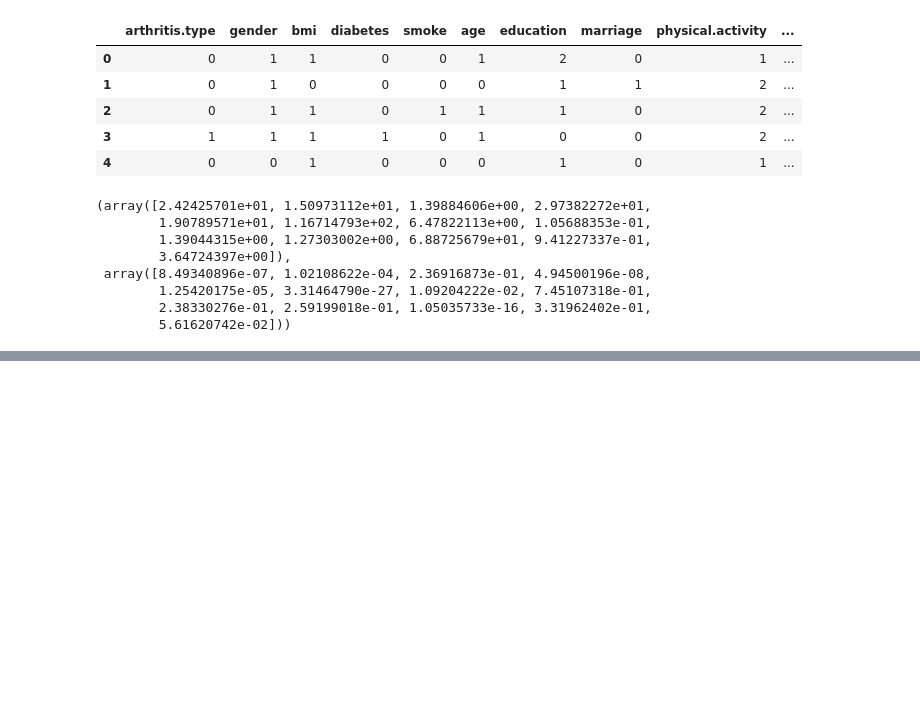
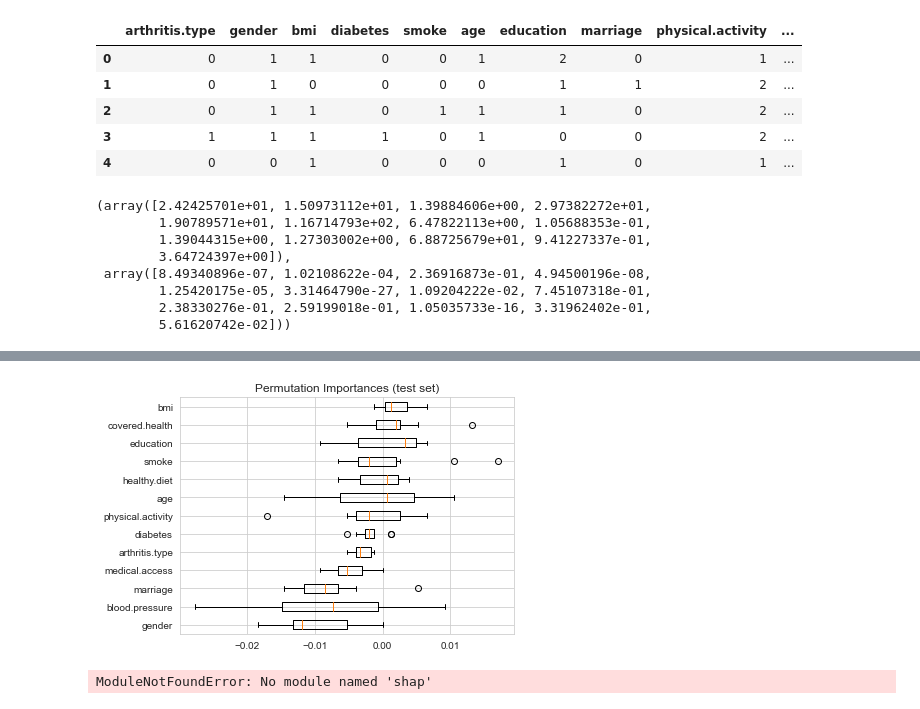
Before and after one commit to Phamster/PropensityScoreMatching, a Jupyter notebook: notebooks/heart_attack_model.ipynb, the cells around one changed output, grey strips where cells are left out. Cells and saved outputs as stored; diff of their text form; code cells hidden in the pictures; blank space fills up the shorter version.

```diff
--- a/notebooks/heart_attack_model.ipynb
+++ b/notebooks/heart_attack_model.ipynb
@@ -288,11 +362,0 @@ Score: 0.099 (0.024)
-# %%
-# Setting the range for class weights
-weights = np.linspace(0.0,0.99,20)
-# Creating a dictionary grid for grid search
-param_grid = {'class_weight': [{0:x, 1:1.0-x} for x in weights]}
-
-cv = RepeatedStratifiedKFold(n_splits=10, n_repeats=3, random_state=1)
-# define grid search
-grid = GridSearchCV(estimator=svm.SVC(gamma='scale'), param_grid=param_grid, n_jobs=-1, cv=cv, scoring=scorer)
-
-grid.fit(X_train,y_train)
@@ -343,0 +363,18 @@ rf_grid.best_score_
+# %%
+# build random forest classifier with undersampling on complete data set
+from imblearn.ensemble import BalancedRandomForestClassifier
+from sklearn.model_selection import RepeatedStratifiedKFold
+
+rf_model = BalancedRandomForestClassifier(n_estimators=1000)
+
+rf_model.fit(X_train,y_train)
+
+y_rf_pred = rf_model.predict(X_test)
+
+print(classification_report(y_test,y_rf_pred))
+print(pd.crosstab(y_test,y_rf_pred))
+
+rf_pos_proba = rf_model.predict_proba(X_test)[:,1]
+precision, recall, thresholds = precision_recall_curve(y_test, rf_pos_proba)
+auc_precision_recall = auc(recall, precision)
+print('PR-AUC : %.3f' % (auc_precision_recall))
@@ -343,0 +469,29 @@ rf_grid.best_score_
+# %%
+from sklearn.inspection import permutation_importance
+# calculate permutation importance of random forest
+result = permutation_importance(rf_model, X_test, y_test, n_repeats=10,
+                                random_state=42, n_jobs=2)
+sorted_idx = result.importances_mean.argsort()
+
+fig, ax = plt.subplots()
+ax.boxplot(result.importances[sorted_idx].T,
+           vert=False, labels=X_test.columns[sorted_idx])
+ax.set_title("Permutation Importances (test set)")
+fig.tight_layout()
+plt.show()
+# %% [output]
+[figure, added]
+# %%
+import shap
+# explain the model's predictions using SHAP
+explainer = shap.Explainer(rf_model)
+shap_values = explainer.shap_values(X_test)
+
+
+# create shap bar plot for a single instance
+shap.bar_plot(shap_values= shap_values[1][0], features = X_test.iloc[0], feature_names= X_test.columns)
+
+# create shap summary plot
+shap.summary_plot(shap_values= shap_values[1], features = X_test, feature_names= X_test.columns)
+# %% [output]
+ModuleNotFoundError: No module named 'shap'
```
Also changed, not shown: parts of 25 cells of this notebook, 1 other file.
